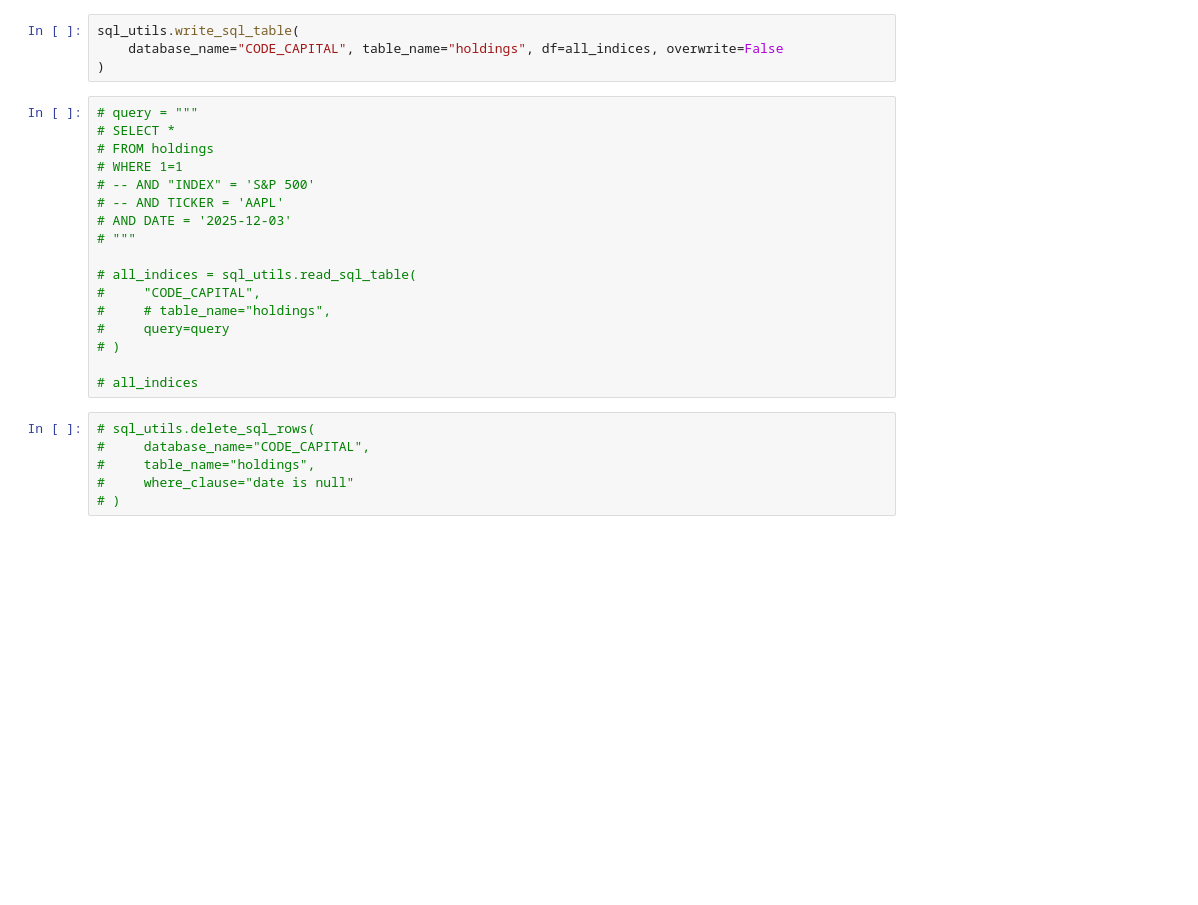
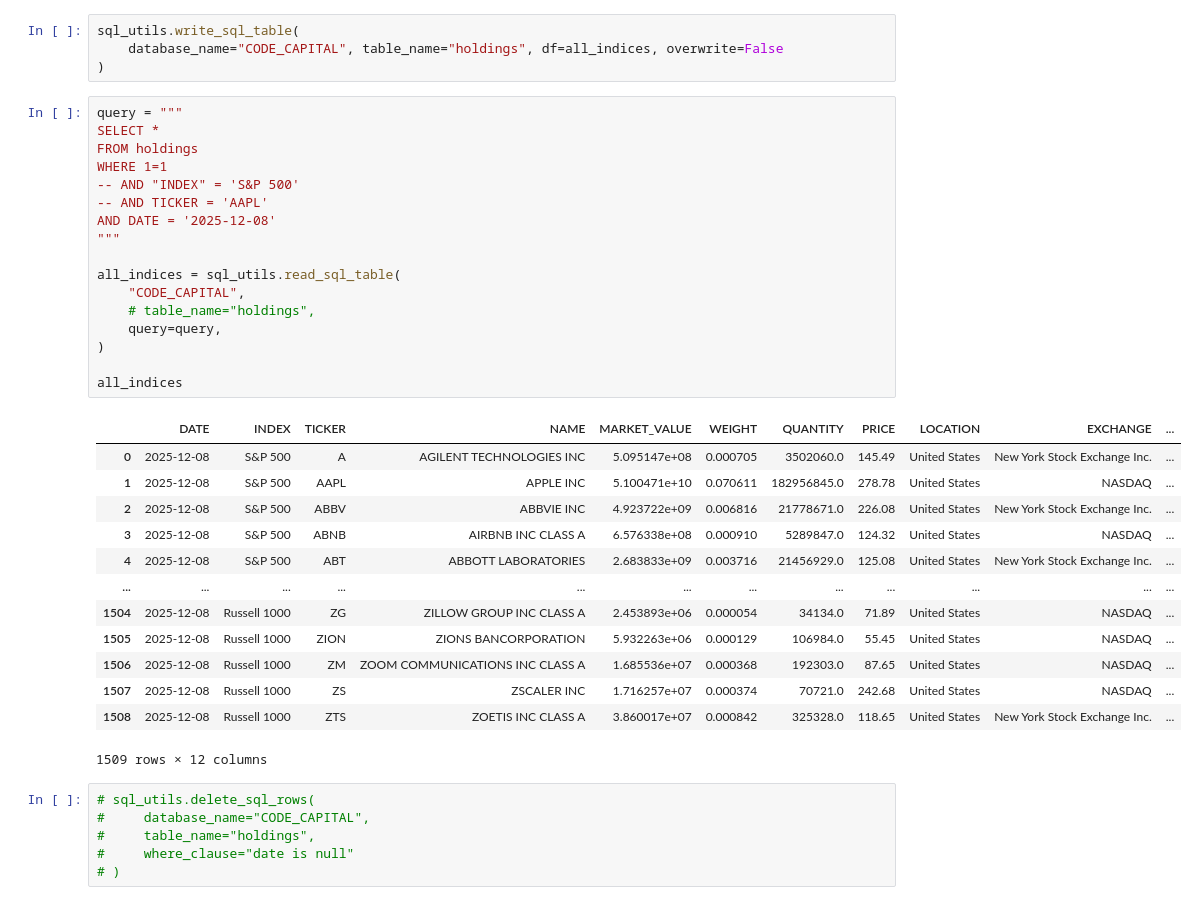
Before and after one commit to Code-And-Capital/finance, a Jupyter notebook: notebooks/pull_data.ipynb, the cells around one changed output. Saved outputs shown, nothing was run; the diff lists cells and outputs as text; blank space fills up the shorter version.

```diff
--- a/notebooks/pull_data.ipynb
+++ b/notebooks/pull_data.ipynb
@@ -45,22 +45,36 @@ sql_utils.write_sql_table(
     database_name="CODE_CAPITAL", table_name="holdings", df=all_indices, overwrite=False
 )
 # %%
-# query = """
-# SELECT *
-# FROM holdings
-# WHERE 1=1
-# -- AND "INDEX" = 'S&P 500'
-# -- AND TICKER = 'AAPL'
-# AND DATE = '2025-12-03'
-# """
+query = """
+SELECT *
+FROM holdings
+WHERE 1=1
+-- AND "INDEX" = 'S&P 500'
+-- AND TICKER = 'AAPL'
+AND DATE = '2025-12-08'
+"""
 
-# all_indices = sql_utils.read_sql_table(
-#     "CODE_CAPITAL",
-#     # table_name="holdings",
-#     query=query
-# )
+all_indices = sql_utils.read_sql_table(
+    "CODE_CAPITAL",
+    # table_name="holdings",
+    query=query,
+)
 
-# all_indices
+all_indices
+# %% [output]
+|  | DATE | INDEX | TICKER | NAME | MARKET_VALUE | WEIGHT | QUANTITY | PRICE | LOCATION | EXCHANGE | ... |
+| 0 | 2025-12-08 | S&P 500 | A | AGILENT TECHNOLOGIES INC | 5.095147e+08 | 0.000705 | 3502060.0 | 145.49 | United States | New York Stock Exchange Inc. | ... |
+| 1 | 2025-12-08 | S&P 500 | AAPL | APPLE INC | 5.100471e+10 | 0.070611 | 182956845.0 | 278.78 | United States | NASDAQ | ... |
+| 2 | 2025-12-08 | S&P 500 | ABBV | ABBVIE INC | 4.923722e+09 | 0.006816 | 21778671.0 | 226.08 | United States | New York Stock Exchange Inc. | ... |
+| 3 | 2025-12-08 | S&P 500 | ABNB | AIRBNB INC CLASS A | 6.576338e+08 | 0.000910 | 5289847.0 | 124.32 | United States | NASDAQ | ... |
+| 4 | 2025-12-08 | S&P 500 | ABT | ABBOTT LABORATORIES | 2.683833e+09 | 0.003716 | 21456929.0 | 125.08 | United States | New York Stock Exchange Inc. | ... |
+| ... | ... | ... | ... | ... | ... | ... | ... | ... | ... | ... | ... |
+| 1504 | 2025-12-08 | Russell 1000 | ZG | ZILLOW GROUP INC CLASS A | 2.453893e+06 | 0.000054 | 34134.0 | 71.89 | United States | NASDAQ | ... |
+| 1505 | 2025-12-08 | Russell 1000 | ZION | ZIONS BANCORPORATION | 5.932263e+06 | 0.000129 | 106984.0 | 55.45 | United States | NASDAQ | ... |
+| 1506 | 2025-12-08 | Russell 1000 | ZM | ZOOM COMMUNICATIONS INC CLASS A | 1.685536e+07 | 0.000368 | 192303.0 | 87.65 | United States | NASDAQ | ... |
+| 1507 | 2025-12-08 | Russell 1000 | ZS | ZSCALER INC | 1.716257e+07 | 0.000374 | 70721.0 | 242.68 | United States | NASDAQ | ... |
+| 1508 | 2025-12-08 | Russell 1000 | ZTS | ZOETIS INC CLASS A | 3.860017e+07 | 0.000842 | 325328.0 | 118.65 | United States | New York Stock Exchange Inc. | ... |
+1509 rows × 12 columns
 # %%
 # sql_utils.delete_sql_rows(
 #     database_name="CODE_CAPITAL",
```
Also changed, not shown: parts of 11 cells of this notebook, 3 other files.
